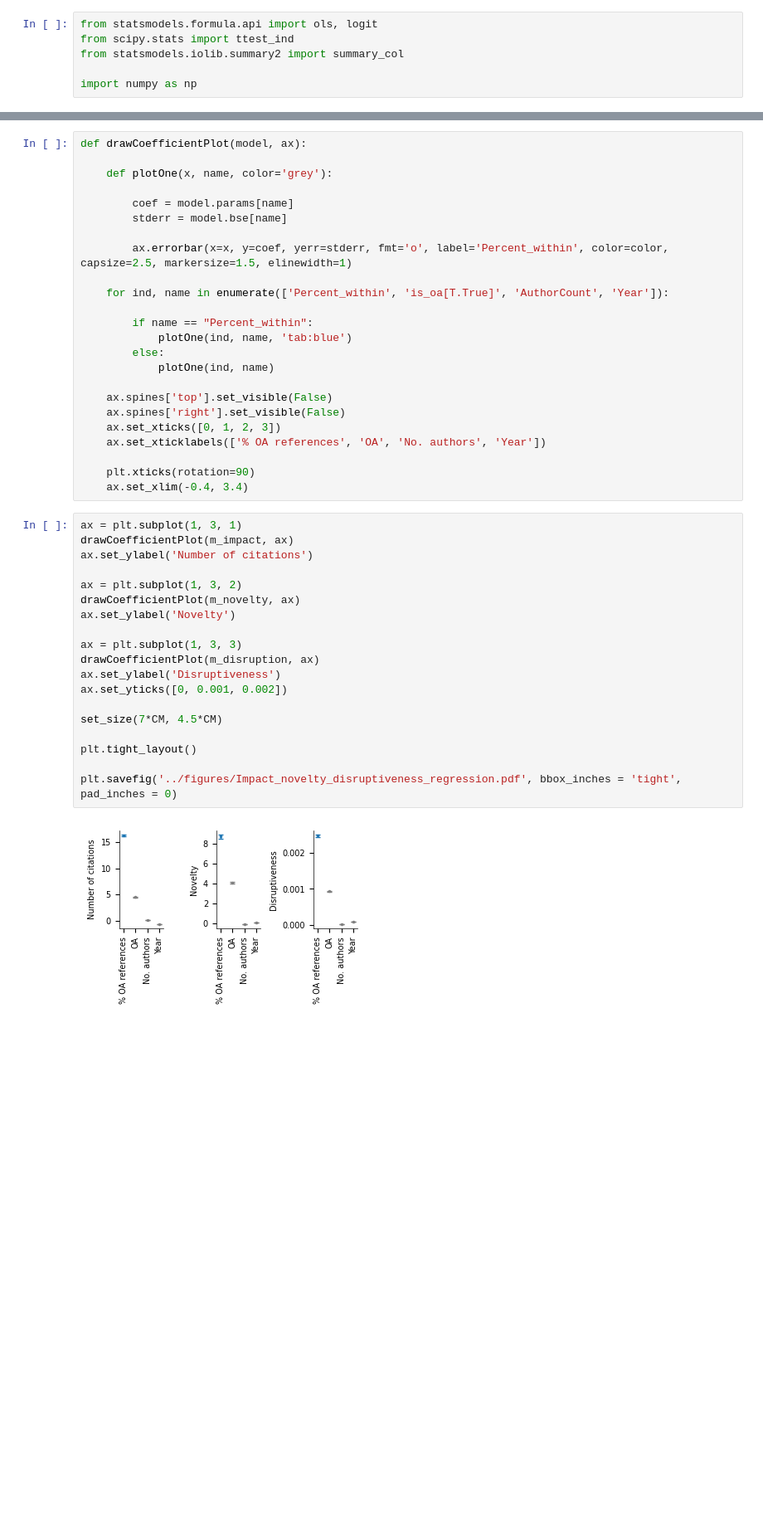
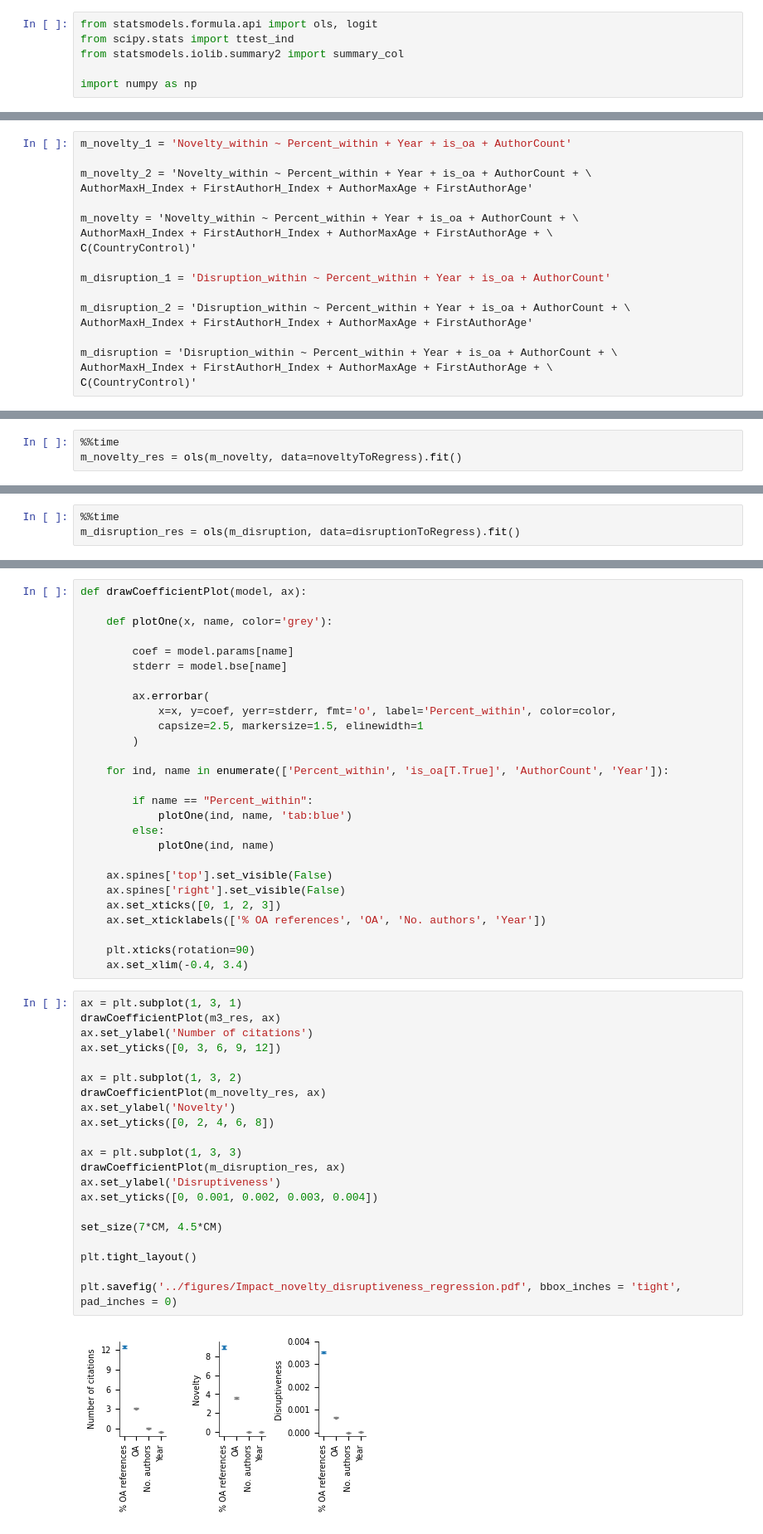
Before and after one commit to comnetsAD/bias_academia, a Jupyter notebook: observational_analyses/notebooks/Study_2EFGH.ipynb, the cells around one changed output, grey strips where cells are left out. Shown at 83% size. Cells and saved outputs as stored; diff of their text form; blank space fills up the shorter version.

```diff
--- a/observational_analyses/notebooks/Study_2EFGH.ipynb
+++ b/observational_analyses/notebooks/Study_2EFGH.ipynb
@@ -320,0 +506,18 @@ Standard errors in parentheses.
+# %%
+m_novelty_1 = 'Novelty_within ~ Percent_within + Year + is_oa + AuthorCount'
+
+m_novelty_2 = 'Novelty_within ~ Percent_within + Year + is_oa + AuthorCount + \
+AuthorMaxH_Index + FirstAuthorH_Index + AuthorMaxAge + FirstAuthorAge'
+
+m_novelty = 'Novelty_within ~ Percent_within + Year + is_oa + AuthorCount + \
+AuthorMaxH_Index + FirstAuthorH_Index + AuthorMaxAge + FirstAuthorAge + \
+C(CountryControl)'
+
+m_disruption_1 = 'Disruption_within ~ Percent_within + Year + is_oa + AuthorCount'
+
+m_disruption_2 = 'Disruption_within ~ Percent_within + Year + is_oa + AuthorCount + \
+AuthorMaxH_Index + FirstAuthorH_Index + AuthorMaxAge + FirstAuthorAge'
+
+m_disruption = 'Disruption_within ~ Percent_within + Year + is_oa + AuthorCount + \
+AuthorMaxH_Index + FirstAuthorH_Index + AuthorMaxAge + FirstAuthorAge + \
+C(CountryControl)'
@@ -320,0 +531,3 @@ Standard errors in parentheses.
+# %%
+%%time
+m_novelty_res = ols(m_novelty, data=noveltyToRegress).fit()
@@ -320,0 +544,3 @@ Standard errors in parentheses.
+# %%
+%%time
+m_disruption_res = ols(m_disruption, data=disruptionToRegress).fit()
@@ -326,7 +586,10 @@ def drawCoefficientPlot(model, ax):
         coef = model.params[name]
         stderr = model.bse[name]
 
-        ax.errorbar(x=x, y=coef, yerr=stderr, fmt='o', label='Percent_within', color=color, capsize=2.5, markersize=1.5, elinewidth=1)
+        ax.errorbar(
+            x=x, y=coef, yerr=stderr, fmt='o', label='Percent_within', color=color,
+            capsize=2.5, markersize=1.5, elinewidth=1
+        )
 
     for ind, name in enumerate(['Percent_within', 'is_oa[T.True]', 'AuthorCount', 'Year']):
 
@@ -344,22 +607,24 @@ def drawCoefficientPlot(model, ax):
     ax.set_xlim(-0.4, 3.4)
 # %%
 ax = plt.subplot(1, 3, 1)
-drawCoefficientPlot(m_impact, ax)
+drawCoefficientPlot(m3_res, ax)
 ax.set_ylabel('Number of citations')
+ax.set_yticks([0, 3, 6, 9, 12])
 
 ax = plt.subplot(1, 3, 2)
-drawCoefficientPlot(m_novelty, ax)
+drawCoefficientPlot(m_novelty_res, ax)
 ax.set_ylabel('Novelty')
+ax.set_yticks([0, 2, 4, 6, 8])
 
 ax = plt.subplot(1, 3, 3)
-drawCoefficientPlot(m_disruption, ax)
+drawCoefficientPlot(m_disruption_res, ax)
 ax.set_ylabel('Disruptiveness')
-ax.set_yticks([0, 0.001, 0.002])
+ax.set_yticks([0, 0.001, 0.002, 0.003, 0.004])
 
 set_size(7*CM, 4.5*CM)
 
 plt.tight_layout()
 
 plt.savefig('../figures/Impact_novelty_disruptiveness_regression.pdf', bbox_inches = 'tight', pad_inches = 0)
 # %% [output]
-[figure, old version]
+[figure, new version]
```
Also changed, not shown: parts of 71 cells of this notebook, 2 other files.
